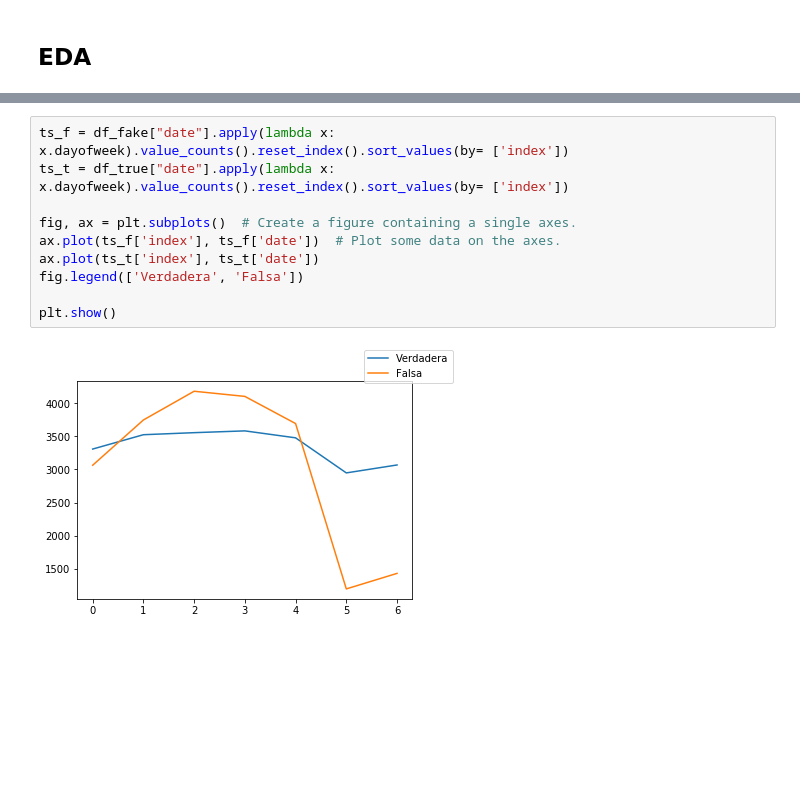
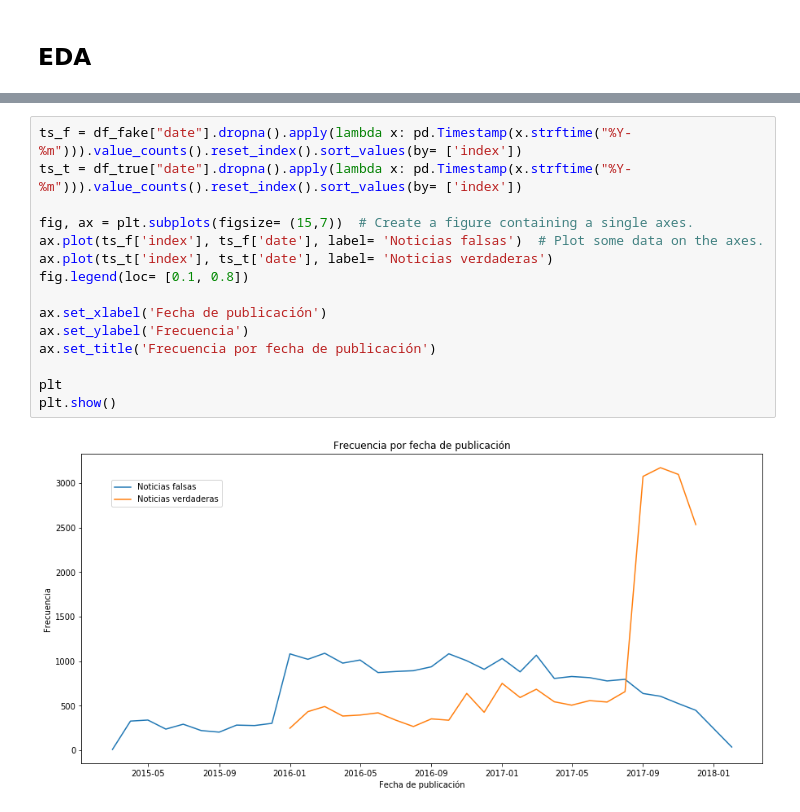
Before and after one commit to framunoz/Detector-Noticias-Falsas, a Jupyter notebook: codigo/01-Carga_de_datos.ipynb, the cells around one changed output, grey strips where cells are left out. Cells and saved outputs as stored; diff of their text form; blank space fills up the shorter version.

```diff
--- a/codigo/01-Carga_de_datos.ipynb
+++ b/codigo/01-Carga_de_datos.ipynb
@@ -173,12 +242,17 @@ Podemos decir entonces que una noticia de `'worldnews'` es una noticia estadouni
 # %%
-ts_f = df_fake["date"].apply(lambda x: x.dayofweek).value_counts().reset_index().sort_values(by= ['index'])
-ts_t = df_true["date"].apply(lambda x: x.dayofweek).value_counts().reset_index().sort_values(by= ['index'])
+ts_f = df_fake["date"].dropna().apply(lambda x: pd.Timestamp(x.strftime("%Y-%m"))).value_counts().reset_index().sort_values(by= ['index'])
+ts_t = df_true["date"].dropna().apply(lambda x: pd.Timestamp(x.strftime("%Y-%m"))).value_counts().reset_index().sort_values(by= ['index'])
 
-fig, ax = plt.subplots()  # Create a figure containing a single axes.
-ax.plot(ts_f['index'], ts_f['date'])  # Plot some data on the axes.
-ax.plot(ts_t['index'], ts_t['date'])
-fig.legend(['Verdadera', 'Falsa'])
+fig, ax = plt.subplots(figsize= (15,7))  # Create a figure containing a single axes.
+ax.plot(ts_f['index'], ts_f['date'], label= 'Noticias falsas')  # Plot some data on the axes.
+ax.plot(ts_t['index'], ts_t['date'], label= 'Noticias verdaderas')
+fig.legend(loc= [0.1, 0.8])
 
+ax.set_xlabel('Fecha de publicación')
+ax.set_ylabel('Frecuencia')
+ax.set_title('Frecuencia por fecha de publicación')
+
+plt
 plt.show()
 # %% [output]
-[figure, old version]
+[figure, new version]
```
Also changed, not shown: parts of 38 cells of this notebook, 1 other file.
